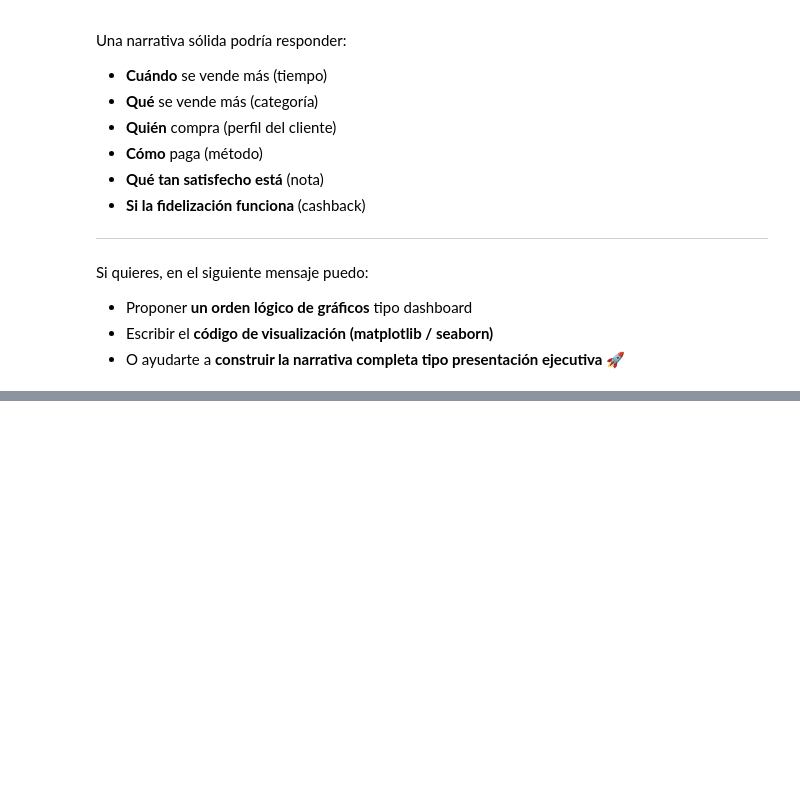
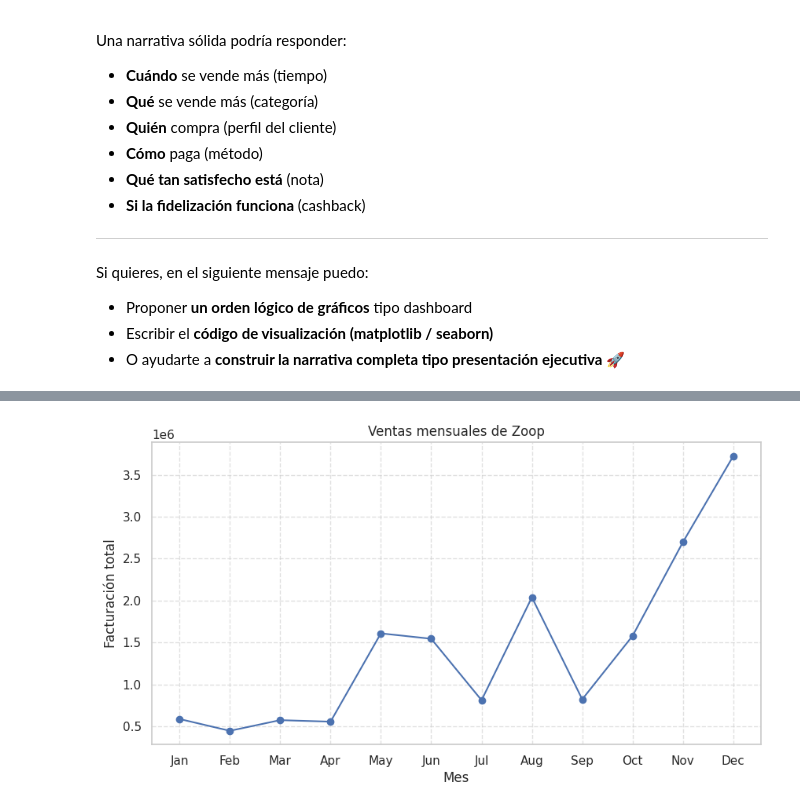
Before and after one commit to dpenamoya-ops/IA-aplicada-a-ciencia-de-datos, a Jupyter notebook: IA_aplicada_a_ciencia_de_datos.ipynb, the cells around one changed output, grey strips where cells are left out. Cells and saved outputs as stored; diff of their text form; code cells hidden in the pictures; blank space fills up the shorter version.

```diff
--- a/IA_aplicada_a_ciencia_de_datos.ipynb
+++ b/IA_aplicada_a_ciencia_de_datos.ipynb
@@ -569,0 +809,18 @@ Si quieres, en el siguiente mensaje puedo:
+# %%
+plt.figure(figsize=(10, 5))
+
+plt.plot(
+    ventas_mensuales["mes"],
+    ventas_mensuales["facturacion"],
+    marker="o"
+)
+
+plt.title("Ventas mensuales de Zoop")
+plt.xlabel("Mes")
+plt.ylabel("Facturación total")
+
+plt.grid(True, linestyle="--", alpha=0.6)
+
+plt.show()
+# %% [output]
+[figure, added]
```
Also changed, not shown: parts of 29 cells of this notebook.
